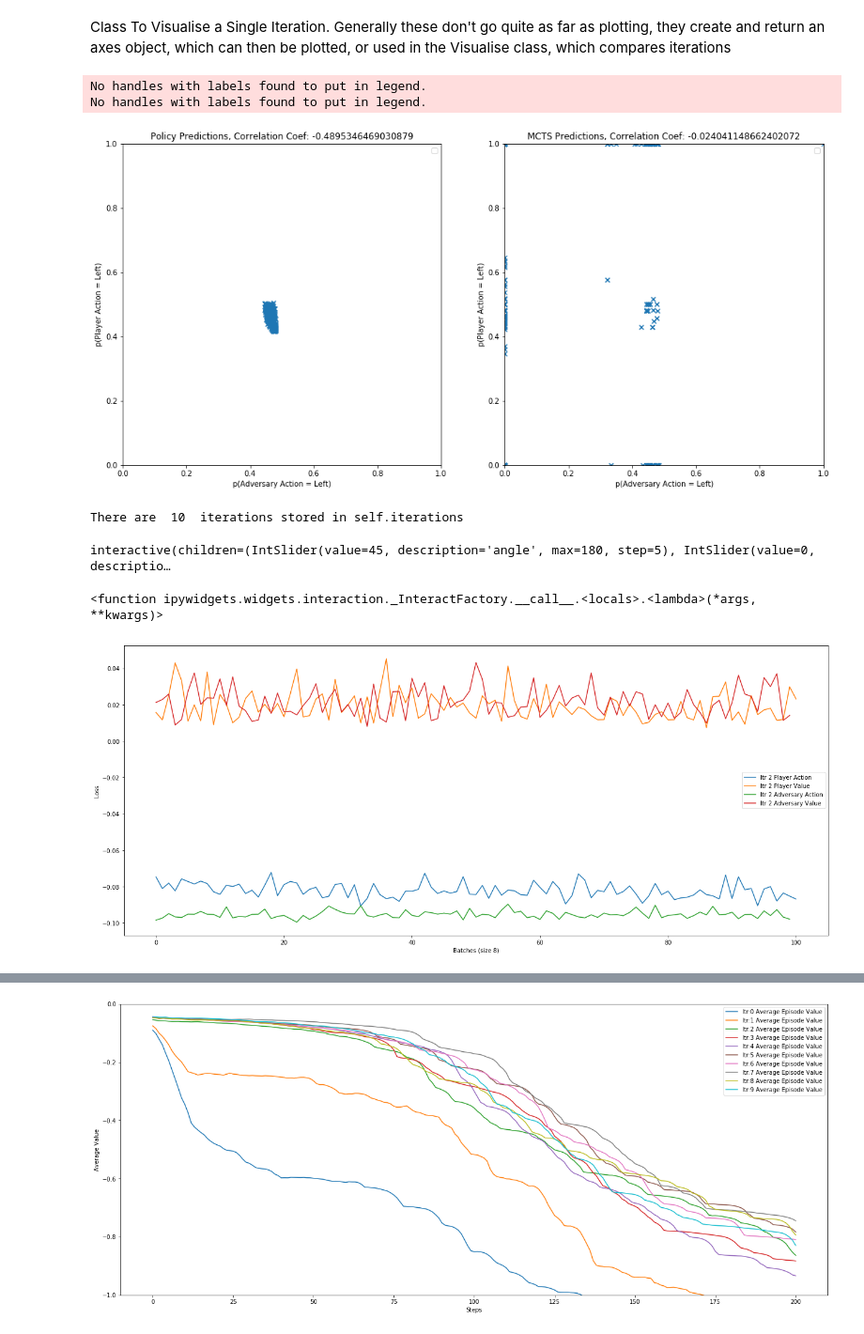
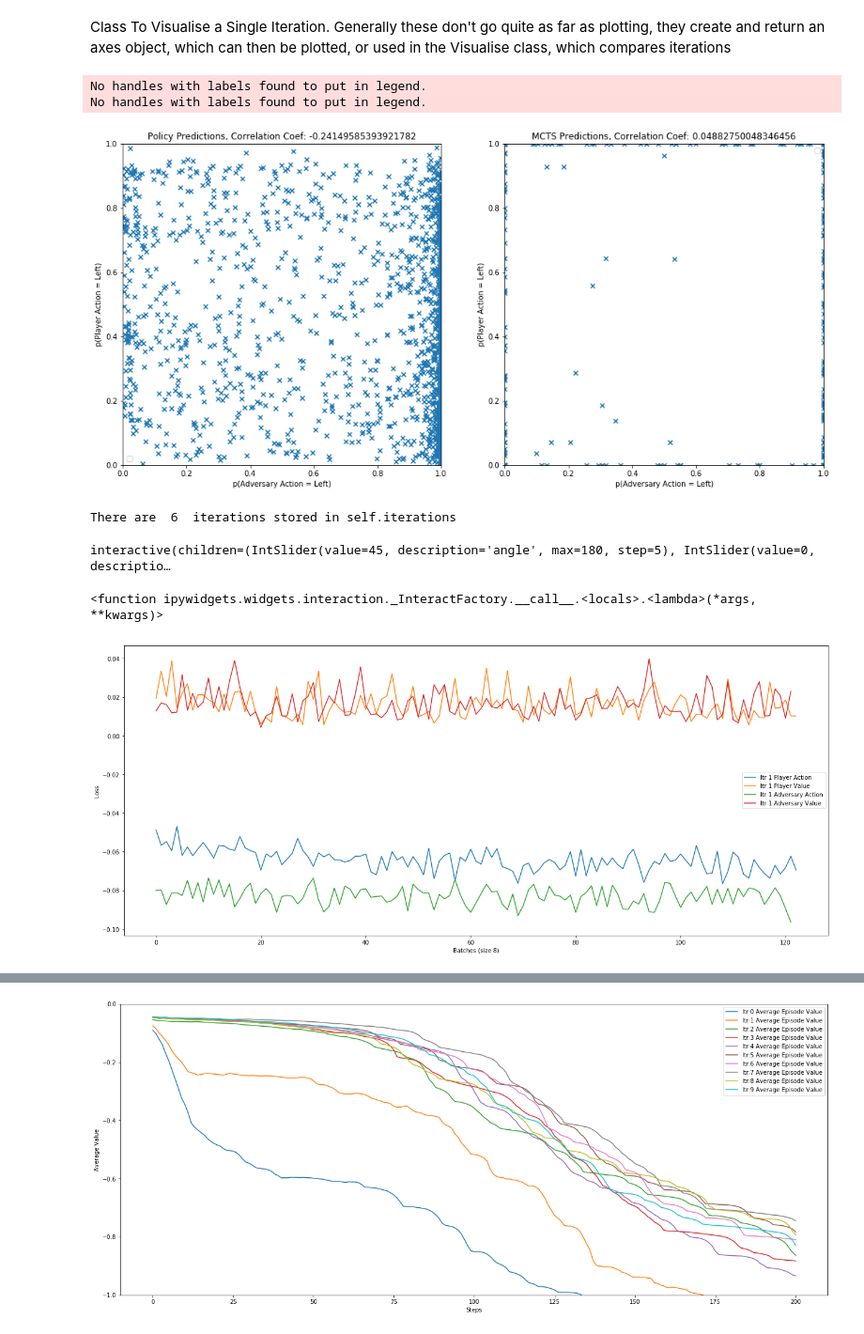
Before and after one commit to alexdarch/Project, a Jupyter notebook: ResultsAndTesting/AdversaryResultsVisualisation.ipynb, the cells around one changed output, grey strips where cells are left out. Shown at 94% size. Saved outputs shown, nothing was run; the diff lists cells and outputs as text; code cells hidden in the pictures.

```diff
--- a/ResultsAndTesting/AdversaryResultsVisualisation.ipynb
+++ b/ResultsAndTesting/AdversaryResultsVisualisation.ipynb
@@ -202,6 +202,7 @@ class VisualiseIteration:
                   label='True Values, Iter:' + str(self.iter) + ' Ep:' + str(episode))
         axes.legend()
         axes.set_ylabel('State Value')
+        axes.set_xlabel('Steps')
         axes.set_ylim(-1, 0)
 
         return axes
@@ -245,7 +246,7 @@ class VisualiseIteration:
             axes[axis].set_ylabel(
                 'Probability of {} Pushing {}'.format(agent[axis], self.action_names[self.default_action]))
             axes[axis].set_xlabel('Steps')
-            axes[axis].set_ylim(0, 1)
+            axes[axis].set_ylim(-0.01, 1.01)
 
         return axes
 
@@ -424,12 +425,12 @@ class VisualiseIteration:
         axes.set_ylabel("Angular Position")
         axes.set_title('The 2D State')
 # %%
-vis = VisualiseIteration(folder, 0)
+vis = VisualiseIteration(folder, 1)
 vis.plot_action_correlations()
 # %% [output]
 No handles with labels found to put in legend.
 No handles with labels found to put in legend.
-[figure, old version]
+[figure, new version]
 # %%
 class VisualiseIterations:
     """
@@ -659,9 +660,9 @@ class VisualiseIterations:
 # %%
 # folder = os.path.join('ArchivedData', '0AdversaryXE\\')
 folder = os.path.join('..\Cartpole','Data', 'TrainingData\\')
-v = VisualiseIterations(folder, [0, 1, 2, 3, 4, 5, 6, 7, 8, 9])
+v = VisualiseIterations(folder, [0, 1, 2, 3, 4, 5])
 # %% [output]
-There are  10  iterations stored in self.iterations
+There are  6  iterations stored in self.iterations
 # %%
 interact(v.vs_state_3d, angle=(0, 180, 5),
          iteration=(0 , v.iterations-1, 1),
@@ -674,7 +675,7 @@ interact(v.vs_state_3d, angle=(0, 180, 5),
 interactive(children=(IntSlider(value=45, description='angle', max=180, step=5), IntSlider(value=0, descriptio…
 <function ipywidgets.widgets.interaction._InteractFactory.__call__.<locals>.<lambda>(*args, **kwargs)>
 # %%
-v.plot_nnet_lossesvsbatch(iters=[2])
+v.plot_nnet_lossesvsbatch(iters=[1])
 # %% [output]
-[figure, old version]
+[figure, new version]
 # %%
```
Also changed, not shown: parts of 2 cells of this notebook, 6 other files.
